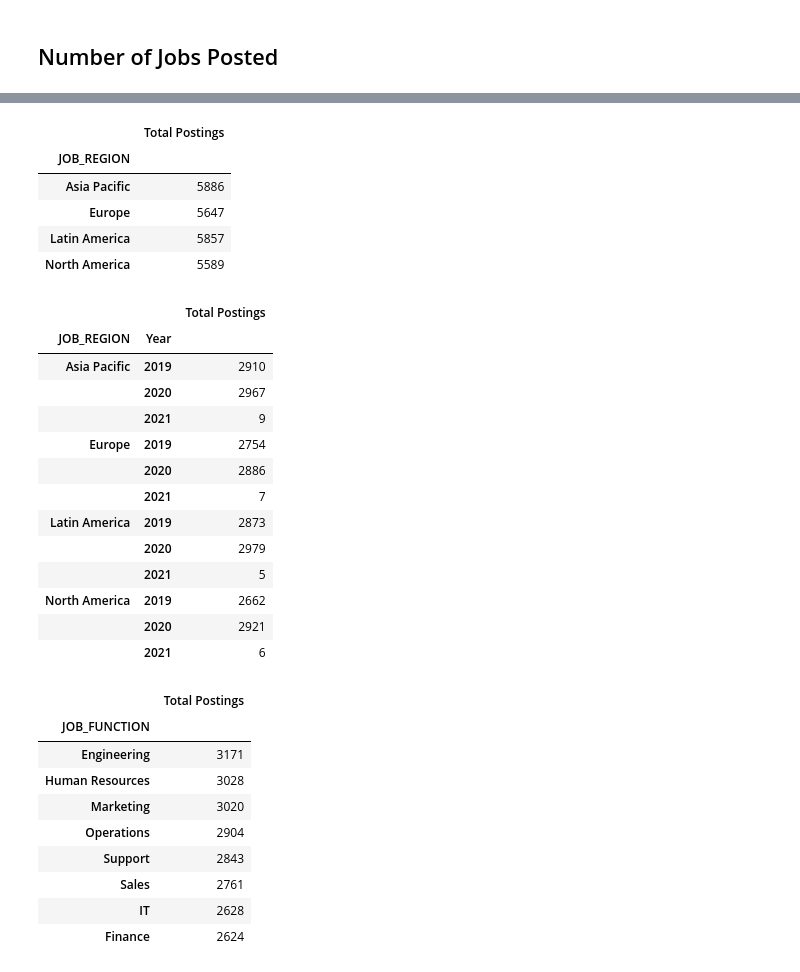
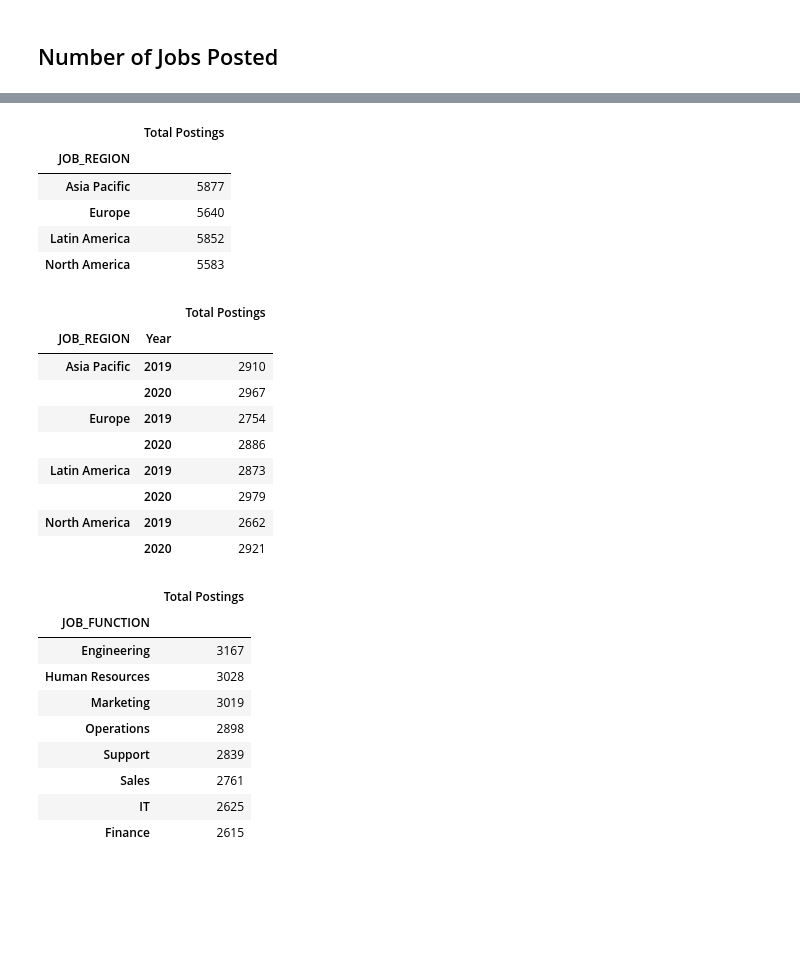
Before and after one commit to bminhas01/job-slots-case-study, a Jupyter notebook: Analysis.ipynb, the cells around one changed output, grey strips where cells are left out. Drawn from its saved outputs; the diff is of its cells as text; code cells hidden in the pictures; blank space fills up the shorter version.

```diff
--- a/Analysis.ipynb
+++ b/Analysis.ipynb
@@ -49,6 +49,6 @@ dtype: int64
 data_v2_df = data_df[data_df['COMPANY'].notna()]
 
 # Remove empty columns
-dataset_df = data_v2_df.drop(data_v2_df.filter(regex = 'Unnamed').columns, axis = 1)
+data_clean_df = data_v2_df.drop(data_v2_df.filter(regex = 'Unnamed').columns, axis = 1)
 # %%
 # Count non-NA cells in each column
@@ -65,8 +65,9 @@ JOB_APPLICATIONS    22979
 dtype: int64
 # %%
 # Add a Year column and extract values from the Date column
-dataset_df['Year'] = pd.to_datetime(dataset_df['DATE']).dt.to_period('Y')
-dataset_df.head()
+# data_clean_df['Year'] = pd.to_datetime(data_clean_df['DATE']).dt.to_period('Y')
+data_clean_df['Year'] = pd.DatetimeIndex(data_clean_df['DATE']).year
+data_clean_df.head()
 # %% [output]
 |  | COMPANY | DATE | JOB_ID | JOB_FUNCTION | JOB_REGION | JOB_IMPRESSIONS | JOB_VIEWS | JOB_APPLICATIONS | ... |
 | 0 | Company_ABC | 2019-01-01 | 4022.0 | Marketing | Asia Pacific | 240.0 | 9.0 | 1.0 | ... |
@@ -92,0 +135,4 @@ dtype: object
+# %%
+# Create a DataFrame that excludes data from 2021
+dataset_df = data_clean_df[data_clean_df['Year']<2021]
+dataset_df
@@ -101,33 +161,29 @@ regional_cnt_df
 # %% [output]
 |  | Total Postings |
 | JOB_REGION |  |
-| Asia Pacific | 5886 |
-| Europe | 5647 |
-| Latin America | 5857 |
-| North America | 5589 |
+| Asia Pacific | 5877 |
+| Europe | 5640 |
+| Latin America | 5852 |
+| North America | 5583 |
 # %%
 # Count the number of job postings per region
 region_yr_df = dataset_df.groupby(['JOB_REGION', 'Year']).count()
 
 # Pull values in first column and rename columns in new DataFrame
-regional_cnt_df = pd.DataFrame(region_yr_df.iloc[:, 0])
-regional_cnt_df.rename(columns  = {"COMPANY":"Total Postings"}, inplace = True)
-regional_cnt_df
+reg_yr_cnt_df = pd.DataFrame(region_yr_df.iloc[:, 0])
+reg_yr_cnt_df.rename(columns  = {"COMPANY":"Total Postings"}, inplace = True)
+reg_yr_cnt_df
 # %% [output]
 |  |  | Total Postings |
 | JOB_REGION | Year |  |
 | Asia Pacific | 2019 | 2910 |
 |  | 2020 | 2967 |
-|  | 2021 | 9 |
 | Europe | 2019 | 2754 |
 |  | 2020 | 2886 |
-|  | 2021 | 7 |
 | Latin America | 2019 | 2873 |
 |  | 2020 | 2979 |
-|  | 2021 | 5 |
 | North America | 2019 | 2662 |
 |  | 2020 | 2921 |
-|  | 2021 | 6 |
 # %%
 # Count the number of job postings per job function
 dept_group_df = dataset_df.groupby(['JOB_FUNCTION']).count()
@@ -140,14 +196,14 @@ dept_cnt_df
 # %% [output]
 |  | Total Postings |
 | JOB_FUNCTION |  |
-| Engineering | 3171 |
+| Engineering | 3167 |
 | Human Resources | 3028 |
-| Marketing | 3020 |
-| Operations | 2904 |
-| Support | 2843 |
+| Marketing | 3019 |
+| Operations | 2898 |
+| Support | 2839 |
 | Sales | 2761 |
-| IT | 2628 |
-| Finance | 2624 |
+| IT | 2625 |
+| Finance | 2615 |
 # %%
 dept_year_df= dataset_df.groupby(['JOB_FUNCTION', 'Year']).count()
 dept_year_df= pd.DataFrame(dept_year_df['COMPANY'])
```
Also changed, not shown: parts of 17 cells of this notebook.
